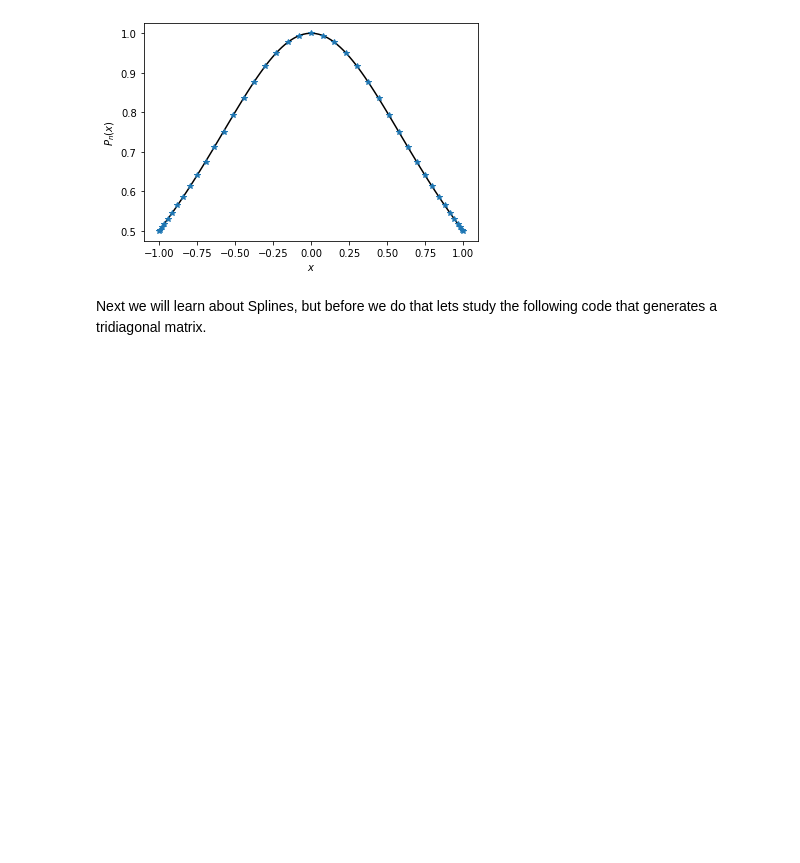
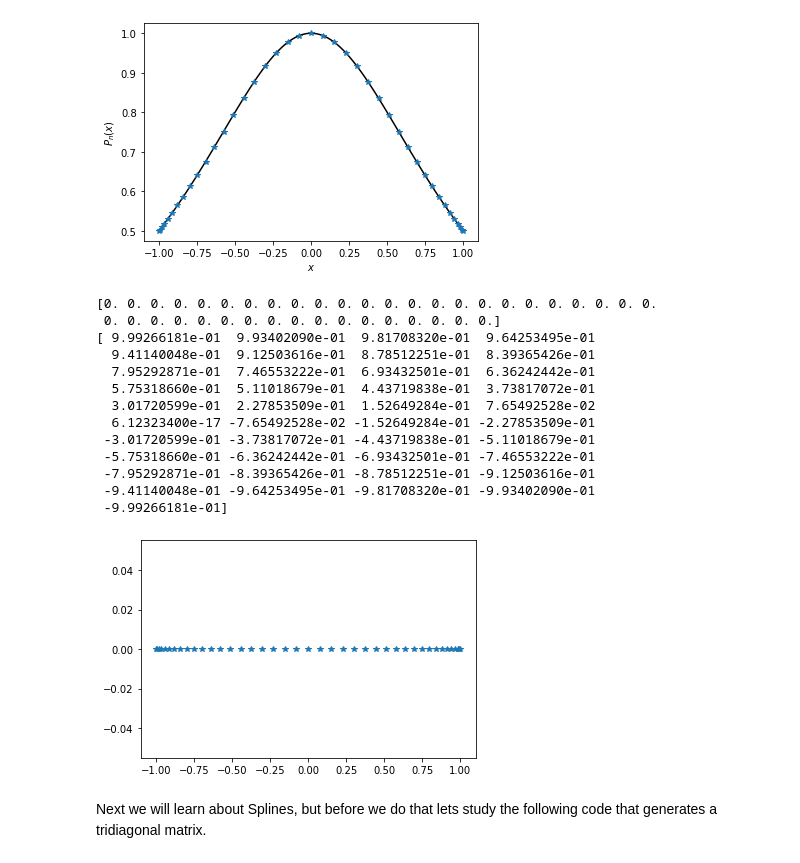
Before and after one commit to uduakgeorge/M340, a Jupyter notebook: Course Lectures/Lecture Eleven Interpolation.ipynb, the cells around one changed output. Saved outputs shown, nothing was run; the diff lists cells and outputs as text; code cells hidden in the pictures; blank space fills up the shorter version.

```diff
--- a/Course Lectures/Lecture Eleven Interpolation.ipynb
+++ b/Course Lectures/Lecture Eleven Interpolation.ipynb
@@ -259,6 +259,26 @@ plt.ylabel('$P_{n}(x)$')
 # %% [output]
 Text(0, 0.5, '$P_{n}(x)$')
 [figure]
+# %%
+y0 =fcheb*0;
+print(y0)
+plt.plot(xcheb,y0,'*')
+print(xcheb)
+# %% [output]
+[0. 0. 0. 0. 0. 0. 0. 0. 0. 0. 0. 0. 0. 0. 0. 0. 0. 0. 0. 0. 0. 0. 0. 0.
+ 0. 0. 0. 0. 0. 0. 0. 0. 0. 0. 0. 0. 0. 0. 0. 0. 0.]
+[ 9.99266181e-01  9.93402090e-01  9.81708320e-01  9.64253495e-01
+  9.41140048e-01  9.12503616e-01  8.78512251e-01  8.39365426e-01
+  7.95292871e-01  7.46553222e-01  6.93432501e-01  6.36242442e-01
+  5.75318660e-01  5.11018679e-01  4.43719838e-01  3.73817072e-01
+  3.01720599e-01  2.27853509e-01  1.52649284e-01  7.65492528e-02
+  6.12323400e-17 -7.65492528e-02 -1.52649284e-01 -2.27853509e-01
+ -3.01720599e-01 -3.73817072e-01 -4.43719838e-01 -5.11018679e-01
+ -5.75318660e-01 -6.36242442e-01 -6.93432501e-01 -7.46553222e-01
+ -7.95292871e-01 -8.39365426e-01 -8.78512251e-01 -9.12503616e-01
+ -9.41140048e-01 -9.64253495e-01 -9.81708320e-01 -9.93402090e-01
+ -9.99266181e-01]
+[figure, added]
 # %% [markdown]
 Next we will learn about Splines, but before we do that lets study the following code that generates a tridiagonal matrix.
 # %%
```
Also changed, not shown: parts of 5 cells of this notebook, 5 other files.
